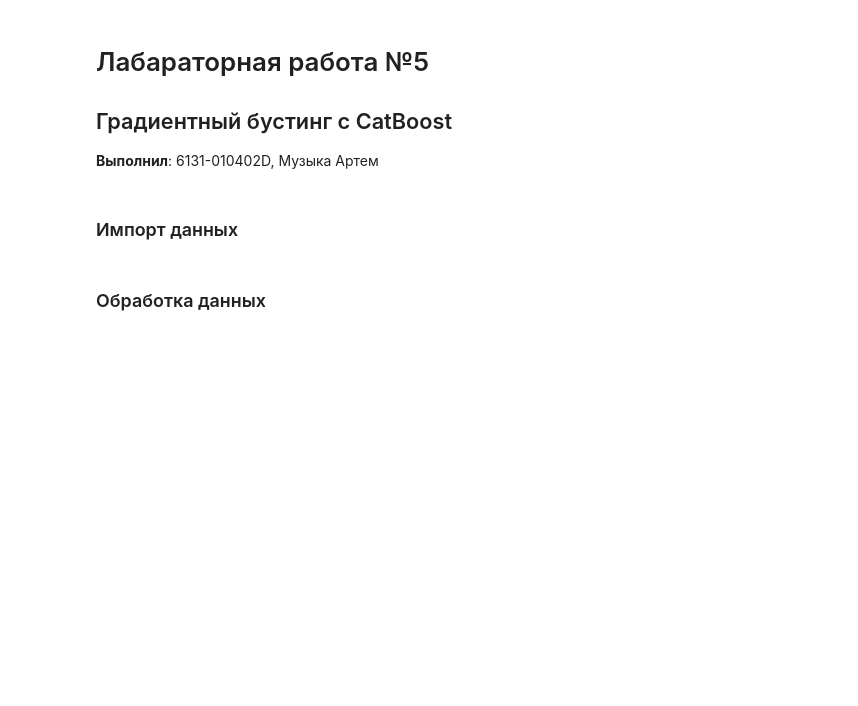
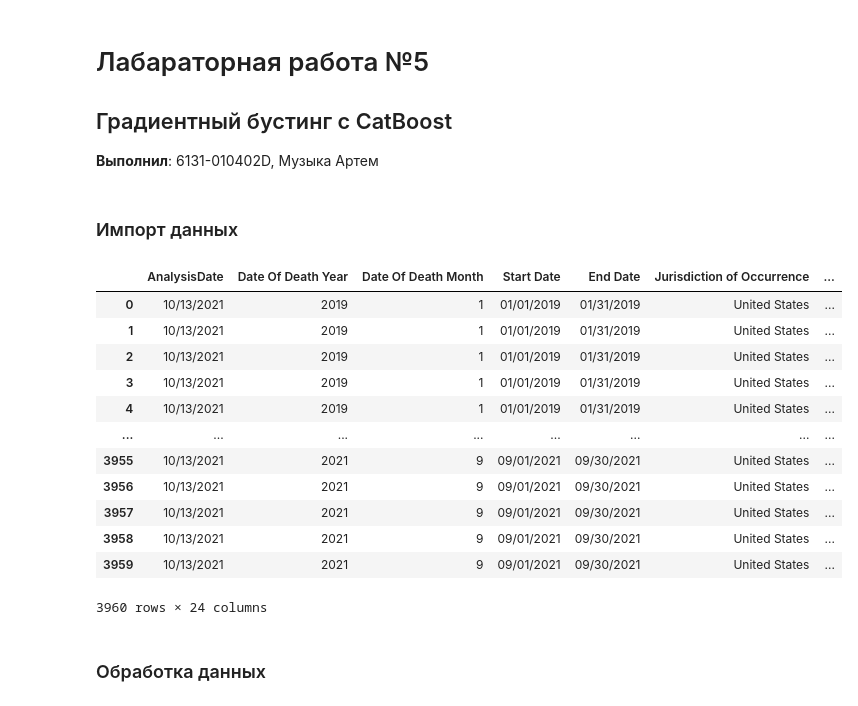
Before and after one commit to Liptee/DS-Labs, a Jupyter notebook: LAB5.ipynb, the cells around one changed output. Drawn from its saved outputs; the diff is of its cells as text; code cells hidden in the pictures; blank space fills up the shorter version.

```diff
--- a/LAB5.ipynb
+++ b/LAB5.ipynb
@@ -15,7 +24,22 @@ from sklearn.utils import shuffle
 from warnings import filterwarnings
 filterwarnings("ignore")
 # %%
-df = pd.read_csv("data\spotify.csv")
+df = pd.read_csv('data\deaths.csv')
+df
+# %% [output]
+|  | AnalysisDate | Date Of Death Year | Date Of Death Month | Start Date | End Date | Jurisdiction of Occurrence | ... |
+| 0 | 10/13/2021 | 2019 | 1 | 01/01/2019 | 01/31/2019 | United States | ... |
+| 1 | 10/13/2021 | 2019 | 1 | 01/01/2019 | 01/31/2019 | United States | ... |
+| 2 | 10/13/2021 | 2019 | 1 | 01/01/2019 | 01/31/2019 | United States | ... |
+| 3 | 10/13/2021 | 2019 | 1 | 01/01/2019 | 01/31/2019 | United States | ... |
+| 4 | 10/13/2021 | 2019 | 1 | 01/01/2019 | 01/31/2019 | United States | ... |
+| ... | ... | ... | ... | ... | ... | ... | ... |
+| 3955 | 10/13/2021 | 2021 | 9 | 09/01/2021 | 09/30/2021 | United States | ... |
+| 3956 | 10/13/2021 | 2021 | 9 | 09/01/2021 | 09/30/2021 | United States | ... |
+| 3957 | 10/13/2021 | 2021 | 9 | 09/01/2021 | 09/30/2021 | United States | ... |
+| 3958 | 10/13/2021 | 2021 | 9 | 09/01/2021 | 09/30/2021 | United States | ... |
+| 3959 | 10/13/2021 | 2021 | 9 | 09/01/2021 | 09/30/2021 | United States | ... |
+3960 rows × 24 columns
 # %% [markdown]
 ### Обработка данных
 # %% [markdown]
```
Also changed, not shown: parts of 18 cells of this notebook, 6 other files.
